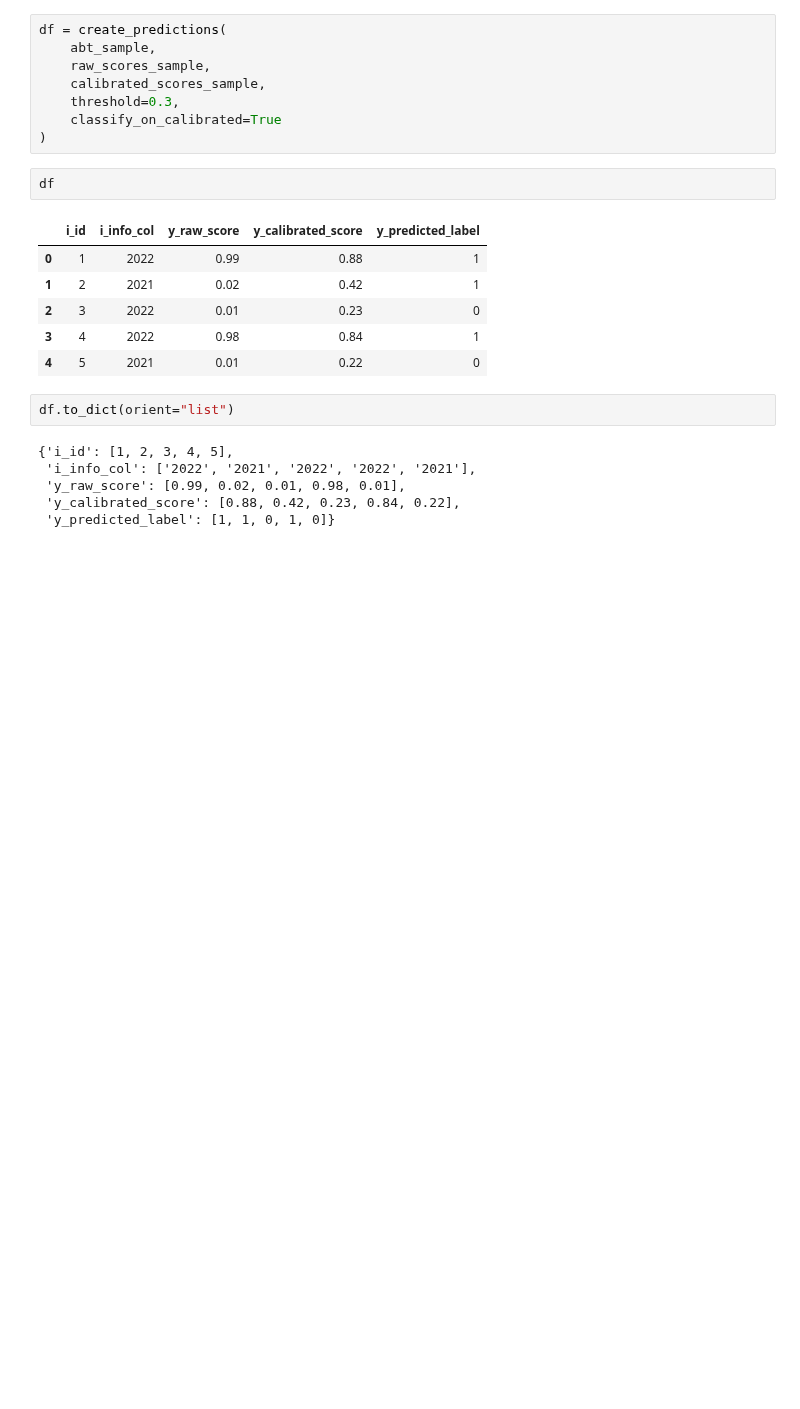
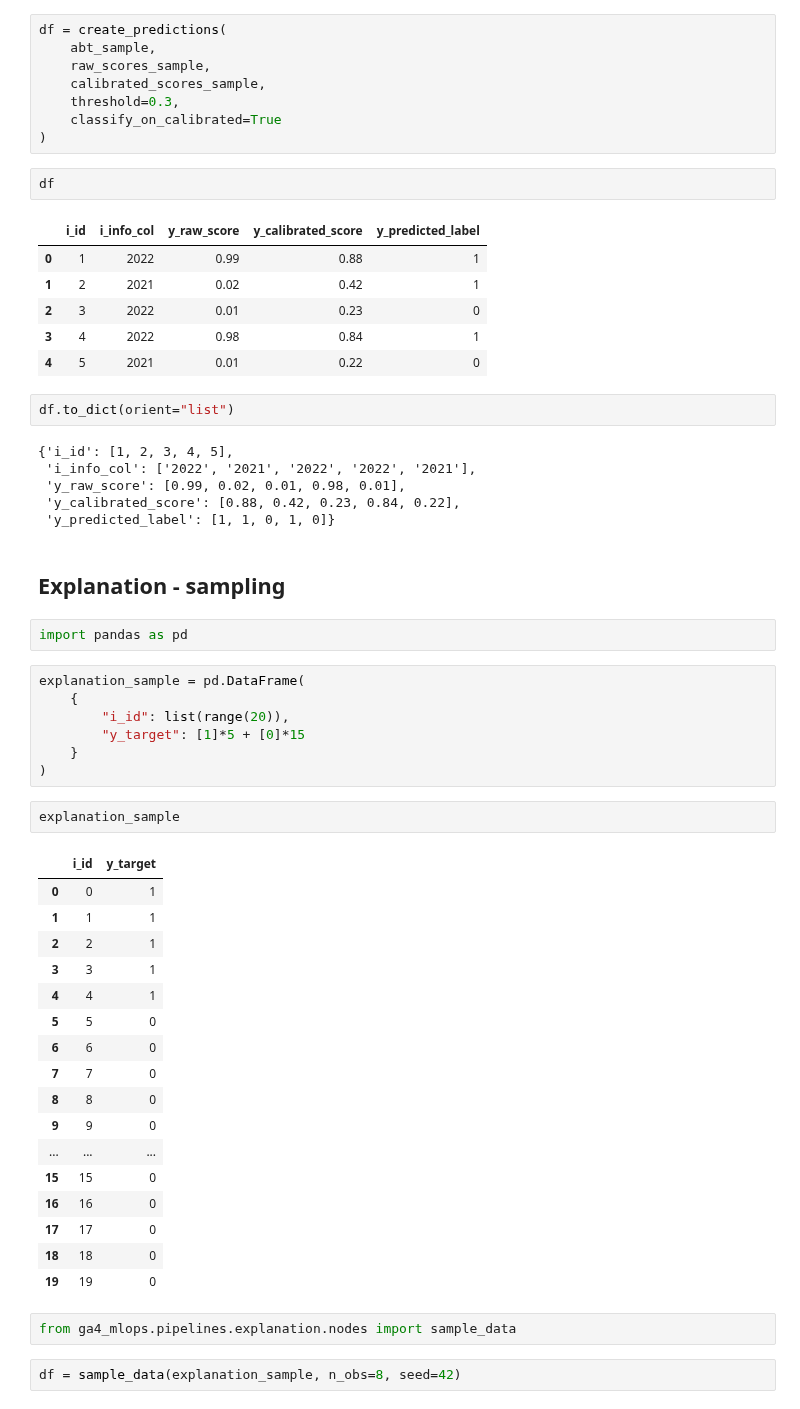
Before and after one commit to getindata/quickstart-ml-blueprints, a Jupyter notebook: ga4-mlops/notebooks/test_data_samples.ipynb, the cells around one changed output. Cells and saved outputs as stored; diff of their text form; blank space fills up the shorter version.

Commit message:
added explanations sample data test

```diff
--- a/ga4-mlops/notebooks/test_data_samples.ipynb
+++ b/ga4-mlops/notebooks/test_data_samples.ipynb
@@ -527,3 +527,38 @@ df.to_dict(orient="list")
  'y_raw_score': [0.99, 0.02, 0.01, 0.98, 0.01],
  'y_calibrated_score': [0.88, 0.42, 0.23, 0.84, 0.22],
  'y_predicted_label': [1, 1, 0, 1, 0]}
+# %% [markdown]
+## Explanation - sampling
+# %%
+import pandas as pd
+# %%
+explanation_sample = pd.DataFrame(
+    {
+        "i_id": list(range(20)),
+        "y_target": [1]*5 + [0]*15
+    }
+)
+# %%
+explanation_sample
+# %% [output]
+|  | i_id | y_target |
+| 0 | 0 | 1 |
+| 1 | 1 | 1 |
+| 2 | 2 | 1 |
+| 3 | 3 | 1 |
+| 4 | 4 | 1 |
+| 5 | 5 | 0 |
+| 6 | 6 | 0 |
+| 7 | 7 | 0 |
+| 8 | 8 | 0 |
+| 9 | 9 | 0 |
+| ... | ... | ... |
+| 15 | 15 | 0 |
+| 16 | 16 | 0 |
+| 17 | 17 | 0 |
+| 18 | 18 | 0 |
+| 19 | 19 | 0 |
+# %%
+from ga4_mlops.pipelines.explanation.nodes import sample_data
+# %%
+df = sample_data(explanation_sample, n_obs=8, seed=42)
```
Also changed, not shown: parts of 2 cells of this notebook, 2 other files.
